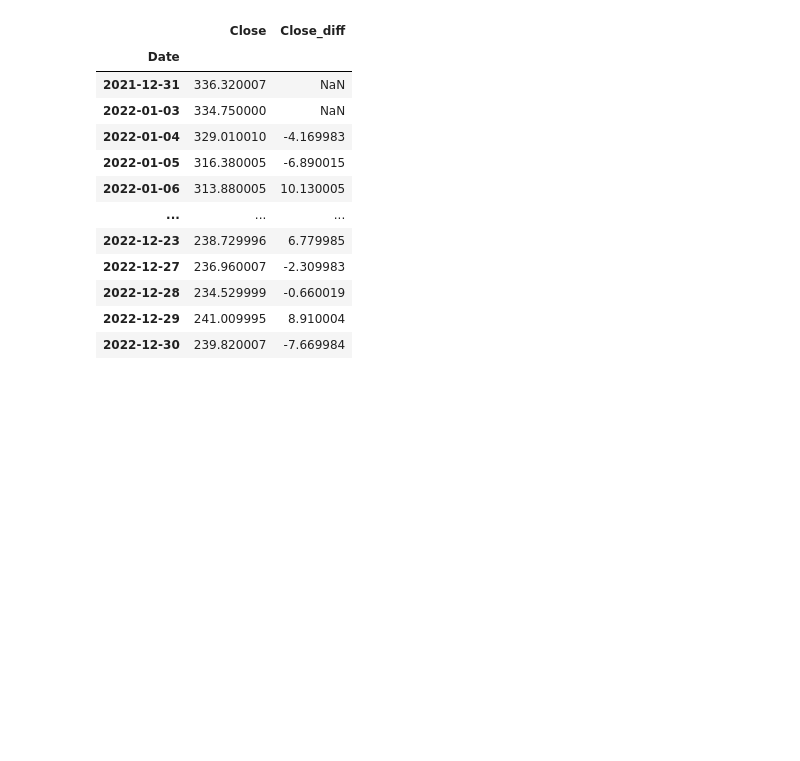
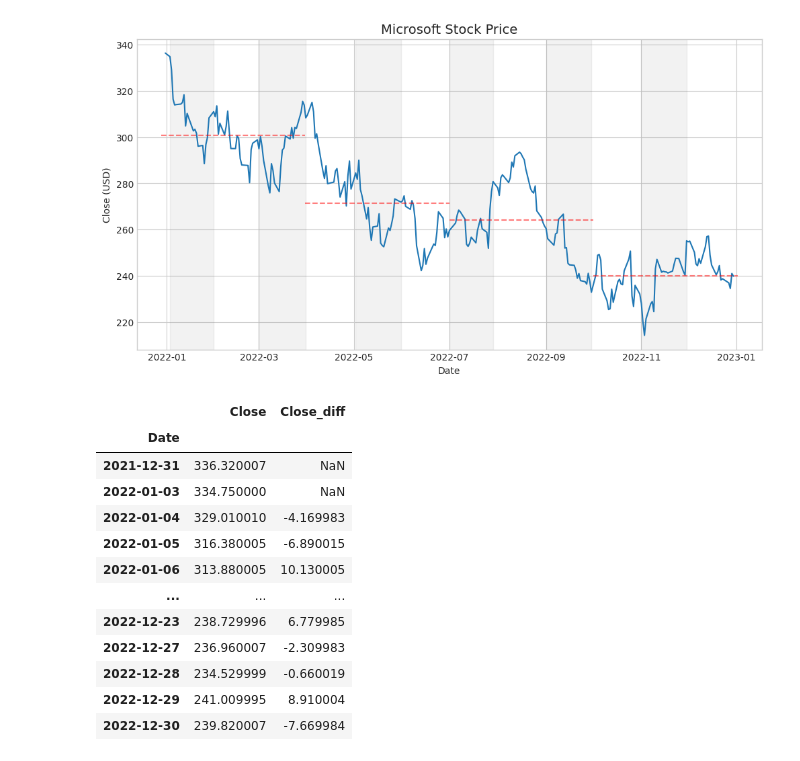
Before and after one commit to visal-h/tor, a Jupyter notebook: ca2.ipynb, the cells around one changed output. Drawn from its saved outputs; the diff is of its cells as text; code cells hidden in the pictures; blank space fills up the shorter version.

```diff
--- a/ca2.ipynb
+++ b/ca2.ipynb
@@ -1,3 +1,49 @@
+# %%
+import matplotlib.pyplot as plt
+import pandas as pd
+import numpy as np
+
+data = pd.read_csv('MSFT.csv',infer_datetime_format=True, parse_dates=['Date'])
+# drop NA values
+data = data.dropna()
+
+# Convert date column to datetime format
+data['Date'] = pd.to_datetime(data['Date'])
+
+# Create figure and axis objects
+fig, ax = plt.subplots(1, figsize=(12, 6))
+
+# Plot the data
+ax.plot(data['Date'], data['Close'])
+ax.set_xlabel('Date')
+ax.set_ylabel('Close (USD)')
+ax.set_title('Microsoft Stock Price',size=14)
+
+
+
+# Add shaded strips for each month
+for year in range(data['Date'].dt.year.min(), data['Date'].dt.year.max()+1):
+    for month in range(1, 13,2):
+        month_data = data[(data['Date'].dt.year == year) & (data['Date'].dt.month == month)]
+        if not month_data.empty:
+            start_date = month_data['Date'].min()
+            end_date = month_data['Date'].max()
+            ax.axvspan(start_date, end_date, alpha=0.1, color='gray')
+# resample to quarterly frequency and calculate the mean
+quarterly_mean = data.resample('Q', on='Date')['Close'].mean()
+
+# put the means into a list
+mn = quarterly_mean.tolist()
+
+for s in range(4):
+    ax.axhline(y=mn[s+1], color='red', linestyle='--', xmin=(1+6*s)/26, xmax=(7+6*s)/26, alpha=0.5)
+
+
+
+# Show the plot
+plt.show()
+# %% [output]
+[figure, added]
 # %%
 import pandas as pd
 from sklearn import linear_model
```
Also changed, not shown: parts of 9 cells of this notebook, 7 other files.
